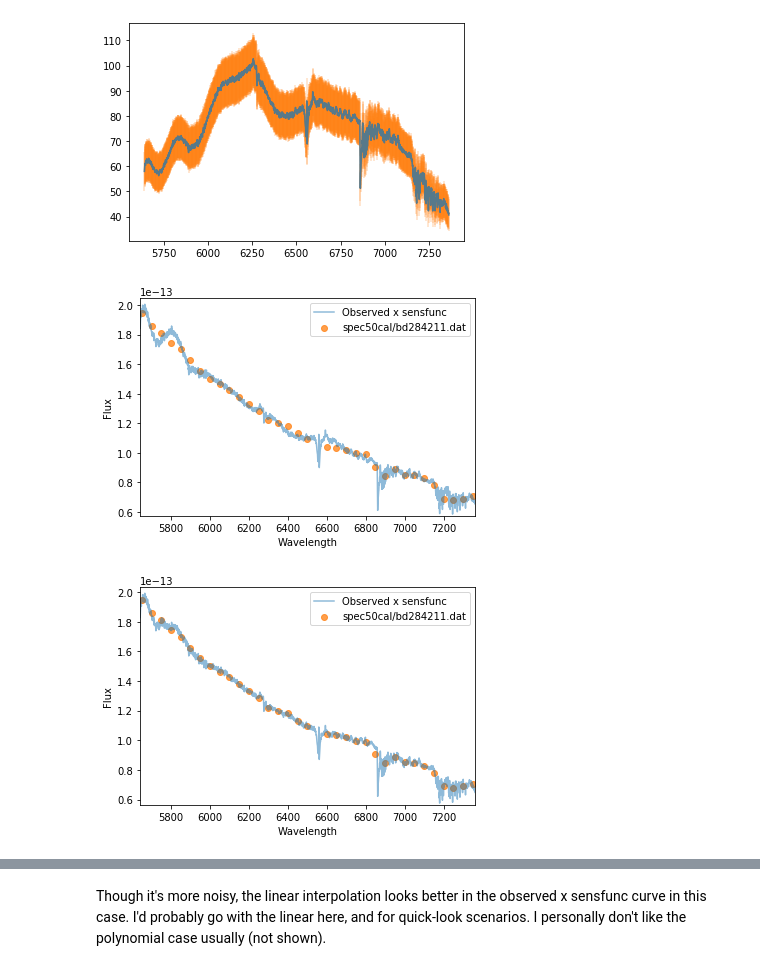
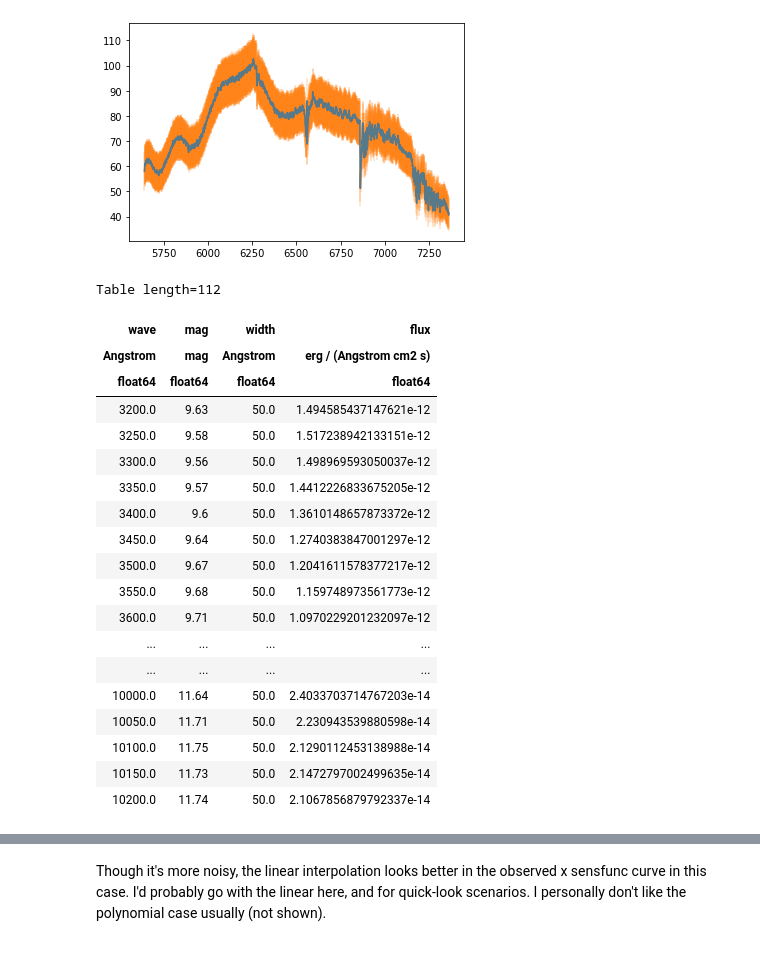
Before and after one commit to jradavenport/specreduce, a Jupyter notebook: specreduce/notebooks/fluxcal_demo.ipynb, the cells around one changed output, grey strips where cells are left out. Saved outputs shown, nothing was run; the diff lists cells and outputs as text; code cells hidden in the pictures.

```diff
--- a/specreduce/notebooks/fluxcal_demo.ipynb
+++ b/specreduce/notebooks/fluxcal_demo.ipynb
@@ -42,13 +49,28 @@ plt.errorbar(wapprox, flux_std - sky_std, yerr=ferr_std, alpha=0.25)
 # %% [output]
 <ErrorbarContainer object of 3 artists>
 [figure]
-# %%
-sensfunc_spl = standard_sensfunc(wapprox, flux_std - sky_std,
-                                 stdstar='spec50cal/bd284211.dat',
-                                 display=True, mode='spline')
-sensfunc_lin = standard_sensfunc(wapprox, flux_std - sky_std,
-                                 stdstar='spec50cal/bd284211.dat',
-                                 display=True, mode='linear')
-# %% [output]
-[figure, removed]
-[figure, removed]
+# %%
+stdstar=onedstd('spec50cal/bd284211.dat')
+
+stdstar
+# %% [output]
+Table length=112
+| wave | mag | width | flux |
+| Angstrom | mag | Angstrom | erg / (Angstrom cm2 s) |
+| float64 | float64 | float64 | float64 |
+| 3200.0 | 9.63 | 50.0 | 1.494585437147621e-12 |
+| 3250.0 | 9.58 | 50.0 | 1.517238942133151e-12 |
+| 3300.0 | 9.56 | 50.0 | 1.498969593050037e-12 |
+| 3350.0 | 9.57 | 50.0 | 1.4412226833675205e-12 |
+| 3400.0 | 9.6 | 50.0 | 1.3610148657873372e-12 |
+| 3450.0 | 9.64 | 50.0 | 1.2740383847001297e-12 |
+| 3500.0 | 9.67 | 50.0 | 1.2041611578377217e-12 |
+| 3550.0 | 9.68 | 50.0 | 1.159748973561773e-12 |
+| 3600.0 | 9.71 | 50.0 | 1.0970229201232097e-12 |
+| ... | ... | ... | ... |
+| ... | ... | ... | ... |
+| 10000.0 | 11.64 | 50.0 | 2.4033703714767203e-14 |
+| 10050.0 | 11.71 | 50.0 | 2.230943539880598e-14 |
+| 10100.0 | 11.75 | 50.0 | 2.1290112453138988e-14 |
+| 10150.0 | 11.73 | 50.0 | 2.1472797002499635e-14 |
+| 10200.0 | 11.74 | 50.0 | 2.1067856879792337e-14 |
```
Also changed, not shown: parts of 13 cells of this notebook, 2 other files.
